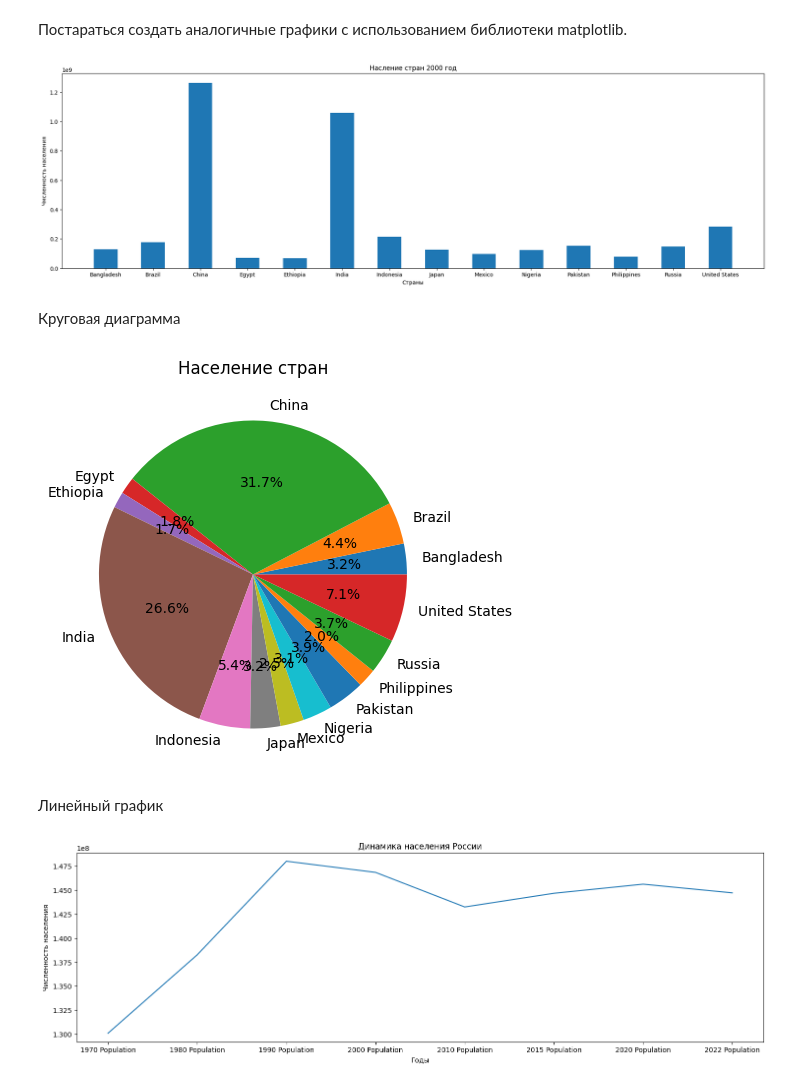
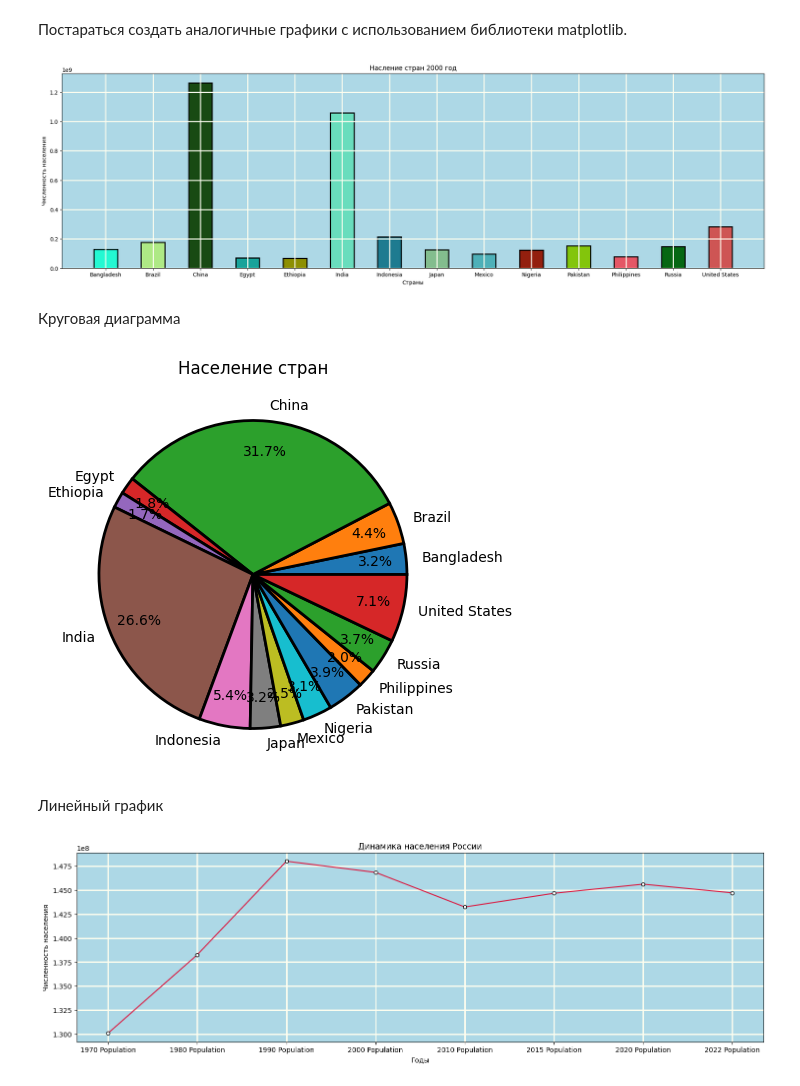
Before and after one commit to TheHarald/python-big-data, a Jupyter notebook: pr3.ipynb, the cells around one changed output. Saved outputs shown, nothing was run; the diff lists cells and outputs as text; code cells hidden in the pictures.

```diff
--- a/pr3.ipynb
+++ b/pr3.ipynb
@@ -253,20 +240,31 @@ fig.show()
 # %%
 x_plt = data.loc[data['2022 Population'] > 100000000]['Country']
 y_plt = data.loc[data['2022 Population'] > 100000000]['2000 Population']
 
+number_of_colors = len(x_plt)
+
+colors = ["#"+''.join([random.choice('0123456789ABCDEF') for j in range(6)])
+             for i in range(number_of_colors)]
+
 fig = plt.figure(figsize=(18,5))
 ax = fig.add_axes([0,0,1,1])
+ax.set(facecolor = "lightblue")
+plt.grid(True)
+plt.grid(color='ivory', linestyle='-', linewidth=2)
 ax.bar(
     x_plt,
     y_plt,
-    width = 0.5
+    width = 0.5,
+    edgecolor='black',
+    linewidth=2,
+    color=colors
     )
 ax.set_title('Насление стран 2000 год')
 ax.set_ylabel('Чмсленность населения')
 plt.xlabel("Страны")
 plt.show()
 # %% [output]
-[figure, old version]
+[figure, new version]
 # %% [markdown]
 Круговая диаграмма
 # %%
@@ -275,21 +273,29 @@ fig, ax = plt.subplots(figsize=(18,5))
 ax.pie(
     y_plt,
     labels=x_plt,
-    autopct='%1.1f%%'
+    autopct='%1.1f%%',
+    pctdistance=0.8, wedgeprops={"linewidth": 2, "edgecolor": "black"}
     )
 
 ax.set_title('Население стран')
 plt.show()
 # %% [output]
-[figure, old version]
+[figure, new version]
 # %% [markdown]
 Линейный график
 # %%
 fig, ax = plt.subplots(figsize=(18,5))
+filled_marker_style = dict(
+            marker='.', markersize=10,
+            markerfacecolor='white',
+            markeredgecolor='black')
 ax.set_title('Динамика населения России')
 ax.set_ylabel('Численность населения')
 plt.xlabel("Годы")
-ax.plot(years,population)
+ax.plot(years,population,color='crimson', **filled_marker_style)
+ax.set_facecolor('lightblue')
+plt.grid(True)
+plt.grid(color='ivory', linestyle='-', linewidth=2)
 plt.show()
 # %% [output]
-[figure, old version]
+[figure, new version]
```
Also changed, not shown: parts of 5 cells of this notebook.
